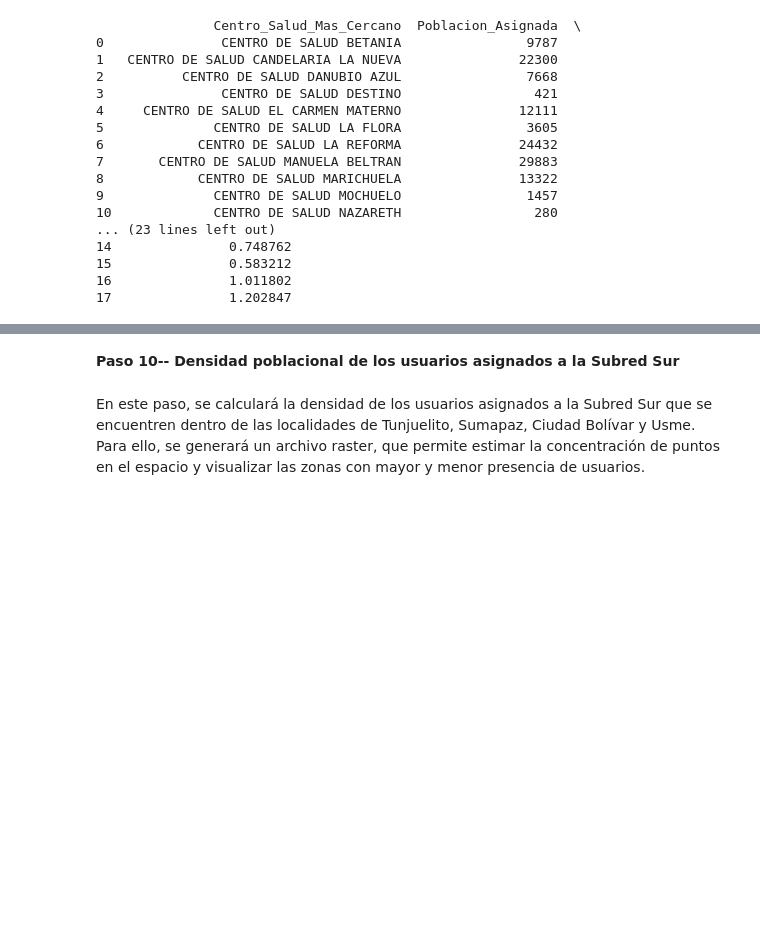
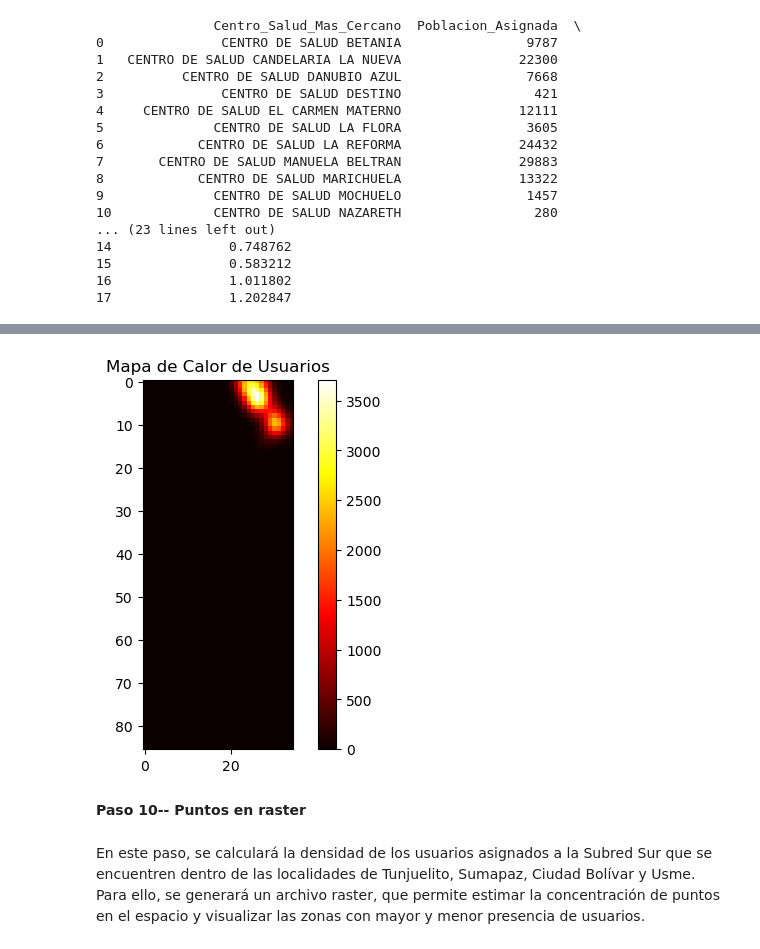
Before and after one commit to BillyAvila/Analisis_Espacial, a Jupyter notebook: notebooks/Notebook_Codigo_Final_quincef-redes.ipynb, the cells around one changed output, grey strips where cells are left out. Saved outputs shown, nothing was run; the diff lists cells and outputs as text; code cells hidden in the pictures; blank space fills up the shorter version.

```diff
--- a/notebooks/Notebook_Codigo_Final_quincef-redes.ipynb
+++ b/notebooks/Notebook_Codigo_Final_quincef-redes.ipynb
@@ -619,5 +935,15 @@ print(tabla_resumen)
+# %%
+from scipy.ndimage import gaussian_filter
+
+raster_hotspot = gaussian_filter(raster_conteo, sigma=1.5)  # Difuminado Gaussiano
+plt.imshow(raster_hotspot, cmap="hot", interpolation="nearest")
+plt.title("Mapa de Calor de Usuarios")
+plt.colorbar()
+plt.show()
+# %% [output]
+[figure, added]
 # %% [markdown]
-**Paso 10-- Densidad poblacional de los usuarios asignados a la Subred Sur**
+**Paso 10-- Puntos en raster**
 # %% [markdown]
 En este paso, se calculará la densidad de los usuarios asignados a la Subred Sur que se encuentren dentro de las localidades de Tunjuelito, Sumapaz, Ciudad Bolívar y Usme. Para ello, se generará un archivo raster, que permite estimar la concentración de puntos en el espacio y visualizar las zonas con mayor y menor presencia de usuarios.
 # %%
```
Also changed, not shown: parts of 7 cells of this notebook, 4 other files.
